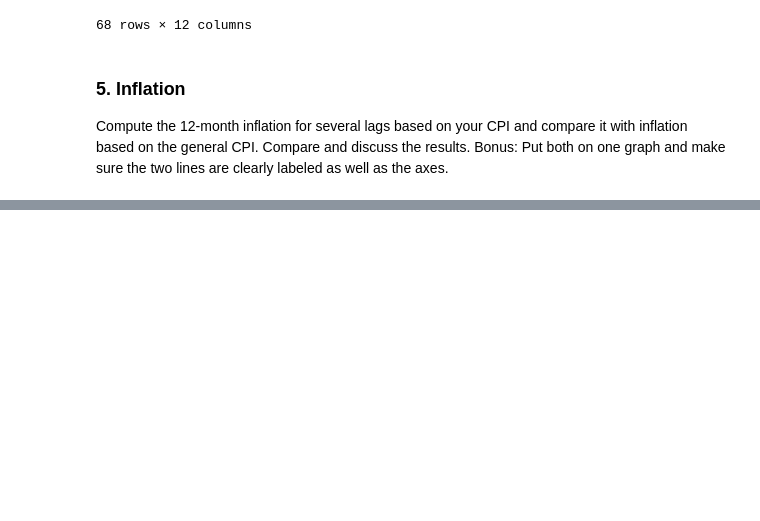
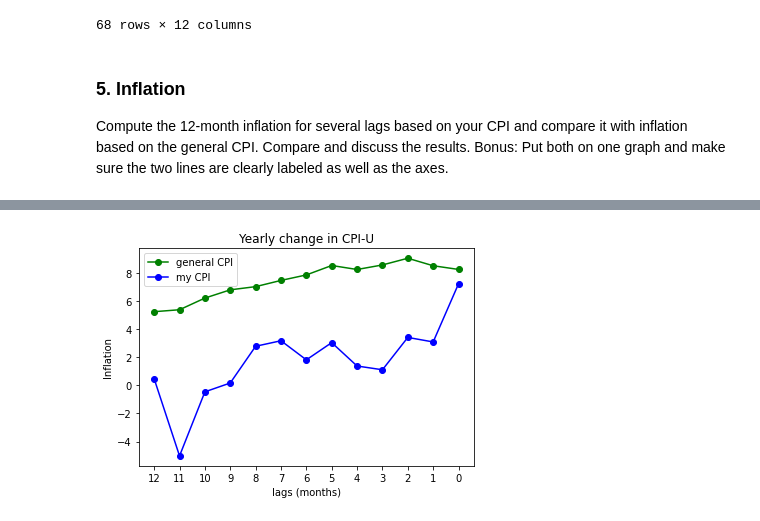
Before and after one commit to georgiawright1/econ-1923-project-1, a Jupyter notebook: Project 1.ipynb, the cells around one changed output, grey strips where cells are left out. Drawn from its saved outputs; the diff is of its cells as text; code cells hidden in the pictures; blank space fills up the shorter version.

```diff
--- a/Project 1.ipynb
+++ b/Project 1.ipynb
@@ -466,0 +624,10 @@ Bonus: Put both on one graph and make sure the two lines are clearly labeled as
+# %%
+plt.plot(slags, changes, color='green', marker='o', linestyle='solid', label= "general CPI")
+plt.plot(slags2, changes2, color='blue', marker='o', linestyle='solid', label = "my CPI")
+plt.title("Yearly change in CPI-U")
+plt.xlabel("lags (months)")
+plt.ylabel("Inflation")
+plt.legend()
+plt.show()
+# %% [output]
+[figure, added]
```
Also changed, not shown: parts of 37 cells of this notebook.
